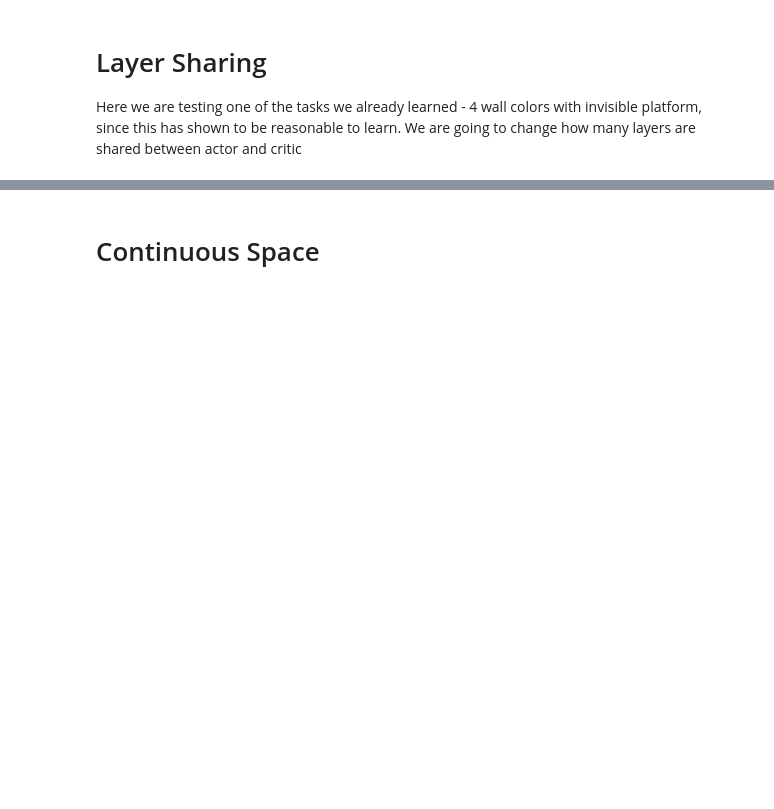
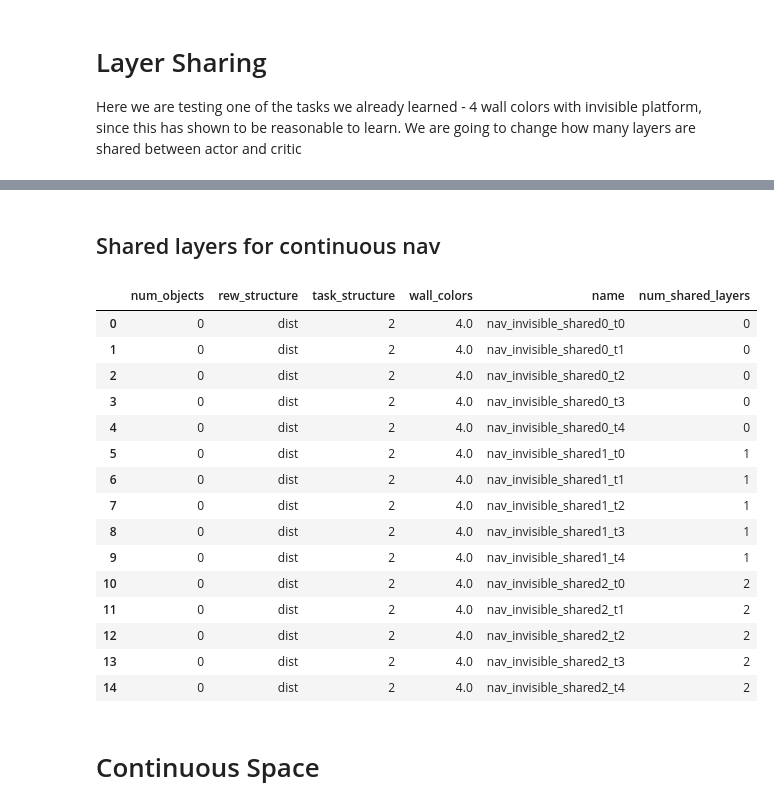
Before and after one commit to liuandrew/training-rl-algo, a Jupyter notebook: write_and_test/write_experiments.ipynb, the cells around one changed output, grey strips where cells are left out. Cells and saved outputs as stored; diff of their text form; code cells hidden in the pictures; blank space fills up the shorter version.

```diff
--- a/write_and_test/write_experiments.ipynb
+++ b/write_and_test/write_experiments.ipynb
@@ -644,3 +664,57 @@ NameError: name 'pickle' is not defined
+# %% [markdown]
+## Shared layers for continuous nav
+# %%
+num_shared_layers = [0, 1, 2]
+num_trials = 5
+rows = []
+for shared in num_shared_layers:
+    for i in range(num_trials):
+        exp_name = f'nav_invisible_shared{shared}_t{i}'
+
+        env_kwargs = {'num_objects': 0, 'rew_structure': 'dist',
+                      'task_structure': 2, 'wall_colors': 4.0}
+        row = env_kwargs.copy()
+        row['name'] = exp_name
+        row['num_shared_layers'] = shared
+
+        rows.append(row)
+        config = {
+            'wandb_project_name': 'Nav_Shared_Layers',
+            'exp_name': exp_name,
+            'save_name': exp_name,
+            'num_env_steps': 400000,
+            'env_name': 'NavEnv-v0',
+            'algo': 'ppo',
+            'num_mini_batch': 16,
+            'num_processes': 96,
+            'recurrent': True,
+            'seed': i,
+            'no_cuda': True,
+            'env_kwargs': env_kwargs,
+            'nn_base': 'FlexBase',
+            'nn_base_kwargs': {'num_shared_layers': shared}
+        }
+
+        pickle.dump(config, open('../experiment_configs/' + exp_name, 'wb'))
+
+pd.DataFrame(rows)
+# %% [output]
+|  | num_objects | rew_structure | task_structure | wall_colors | name | num_shared_layers |
+| 0 | 0 | dist | 2 | 4.0 | nav_invisible_shared0_t0 | 0 |
+| 1 | 0 | dist | 2 | 4.0 | nav_invisible_shared0_t1 | 0 |
+| 2 | 0 | dist | 2 | 4.0 | nav_invisible_shared0_t2 | 0 |
+| 3 | 0 | dist | 2 | 4.0 | nav_invisible_shared0_t3 | 0 |
+| 4 | 0 | dist | 2 | 4.0 | nav_invisible_shared0_t4 | 0 |
+| 5 | 0 | dist | 2 | 4.0 | nav_invisible_shared1_t0 | 1 |
+| 6 | 0 | dist | 2 | 4.0 | nav_invisible_shared1_t1 | 1 |
+| 7 | 0 | dist | 2 | 4.0 | nav_invisible_shared1_t2 | 1 |
+| 8 | 0 | dist | 2 | 4.0 | nav_invisible_shared1_t3 | 1 |
+| 9 | 0 | dist | 2 | 4.0 | nav_invisible_shared1_t4 | 1 |
+| 10 | 0 | dist | 2 | 4.0 | nav_invisible_shared2_t0 | 2 |
+| 11 | 0 | dist | 2 | 4.0 | nav_invisible_shared2_t1 | 2 |
+| 12 | 0 | dist | 2 | 4.0 | nav_invisible_shared2_t2 | 2 |
+| 13 | 0 | dist | 2 | 4.0 | nav_invisible_shared2_t3 | 2 |
+| 14 | 0 | dist | 2 | 4.0 | nav_invisible_shared2_t4 | 2 |
 # %% [markdown]
 # Continuous Space
 # %% [markdown]
```
Also changed, not shown: parts of 2 cells of this notebook, 7 other files.
